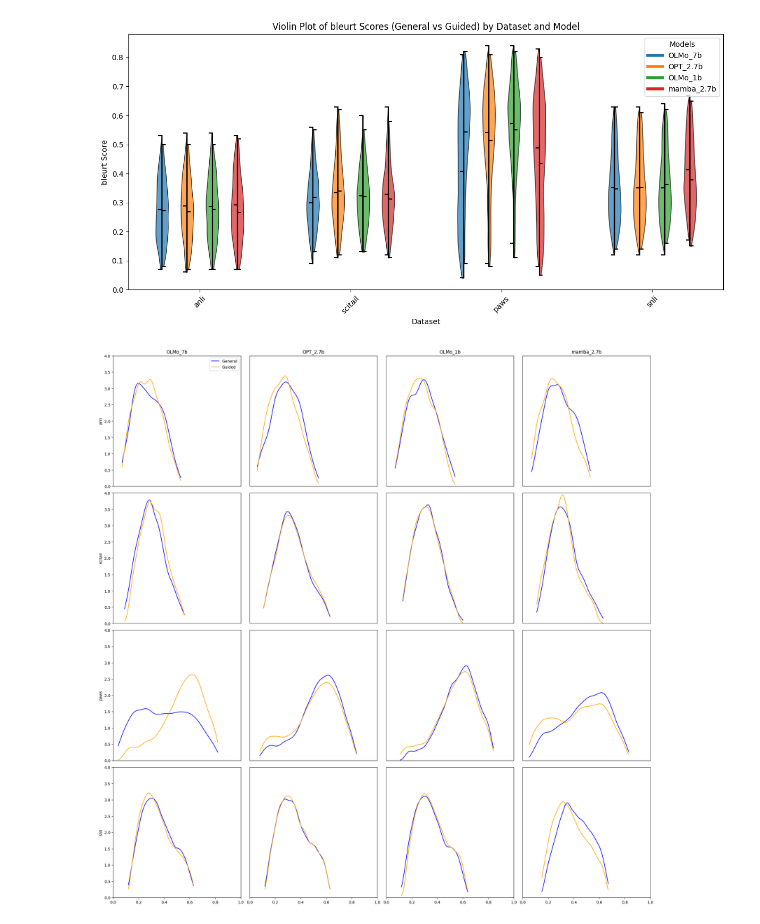
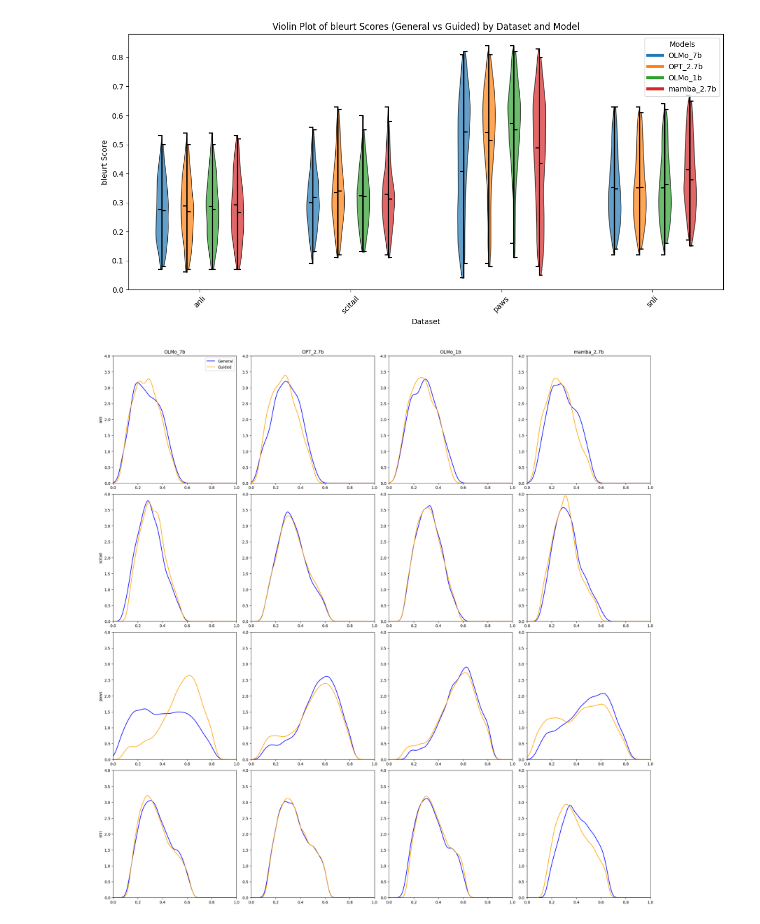
Before and after one commit to ilboglions/DL2024, a Jupyter notebook: notebooks/time_travel.ipynb, the cells around one changed output. Cells and saved outputs as stored; diff of their text form; code cells hidden in the pictures.

```diff
--- a/notebooks/time_travel.ipynb
+++ b/notebooks/time_travel.ipynb
@@ -162,43 +162,39 @@ for i in range(num_datasets):
     ax = axes[i]
 
     # Estimate the probability density function using gaussian_kde
     density1 = gaussian_kde(violin_data_left[i])
     density2 = gaussian_kde(violin_data_right[i])
 
     # Create a range of values over which to evaluate the density
-    x = np.linspace(
-        min(violin_data_left[i].min(), violin_data_right[i].min()),
-        max(violin_data_left[i].max(), violin_data_right[i].max()),
-        1000
-    )
+    x = np.linspace(0, 1, 1000)
 
     # Plot the distributions as lines
     ax.plot(x, density1(x), label='General', color='blue')
     ax.plot(x, density2(x), label='Guided', color='orange')
 
     # Add labels, title, and legend
     ax.set_xlim(0, 1)
     ax.set_ylim(0, 4)
 
-    if i%4 != 0:
-        ax.tick_params(axis='y', which='both', left=False, labelleft=False)
-    if i < num_datasets-cols:
-        ax.tick_params(axis='x', which='both', bottom=False, labelbottom=False)
+    # if i%4 != 0:
+    #     ax.tick_params(axis='y', which='both', left=False, labelleft=False)
+    # if i < num_datasets-cols:
+    #     ax.tick_params(axis='x', which='both', bottom=False, labelbottom=False)
 
     # ax.set_xlabel('Value')
     if i < cols: ax.set_title(models[i])
     if i%4 == 0: ax.set_ylabel(datasets[math.floor(i/4)])
     if i == 0:
         ax.legend()
 
 # Hide any unused subplots
 for i in range(num_datasets, len(axes)):
     fig.delaxes(axes[i])
 
 # Show the plot
 plt.show()
 # %% [output]
-[figure, old version]
+[figure, new version]
 # %%
 # Estimate the probability density function using gaussian_kde
 density1 = gaussian_kde(violin_data_left[8])
```
Also changed, not shown: parts of 1 cell of this notebook.
